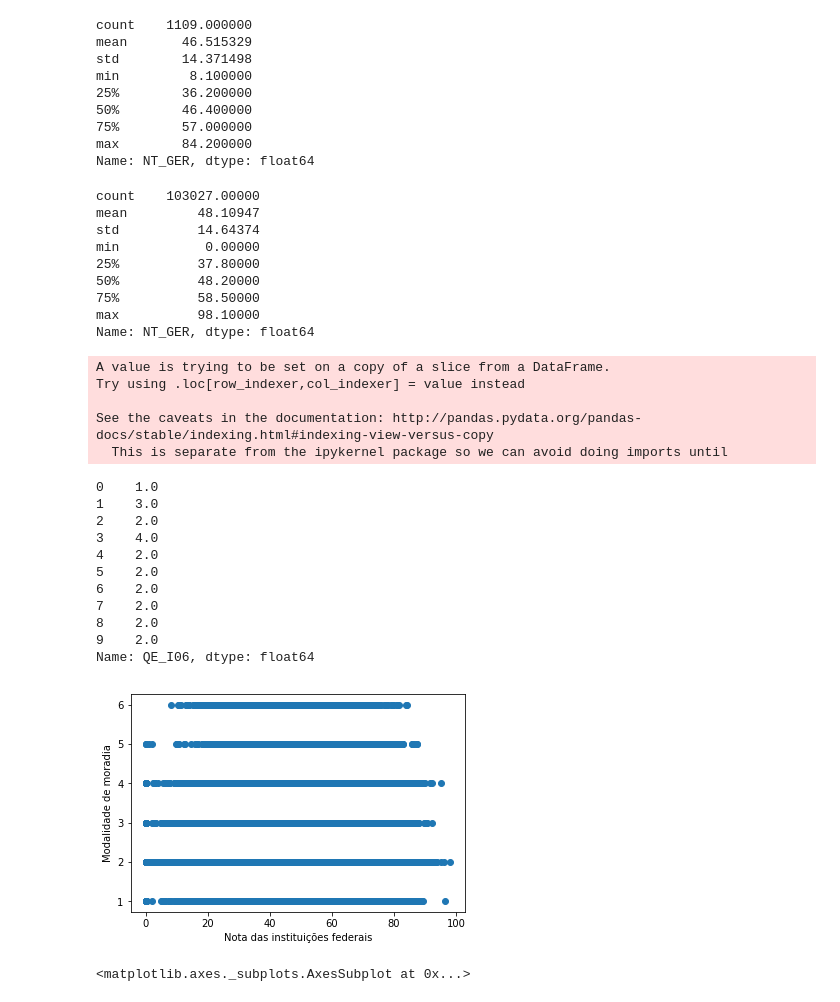
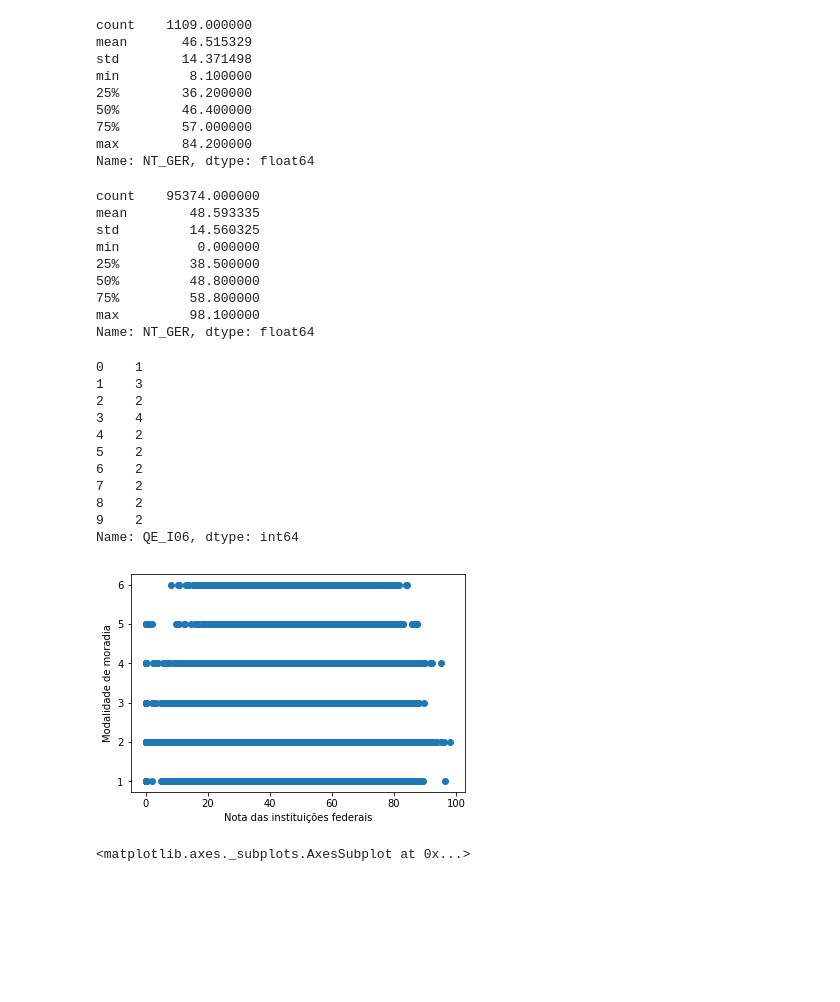
Before and after one commit to nayaras/topicosIC-1, a Jupyter notebook: enade.ipynb, the cells around one changed output. Drawn from its saved outputs; the diff is of its cells as text; code cells hidden in the pictures; blank space fills up the shorter version.

```diff
--- a/enade.ipynb
+++ b/enade.ipynb
@@ -285,51 +285,50 @@ min         8.100000
 max        84.200000
 Name: NT_GER, dtype: float64
 # %%
-federal=federal.loc[(federal['QE_I06'].notnull())]
-federal.NT_GER.describe()
+fedPresencial=fedPresencial.loc[(fedPresencial['QE_I06'].notnull())]
+fedPresencial.NT_GER.describe()
 # %% [output]
-count    103027.00000
-mean         48.10947
-std          14.64374
-min           0.00000
-25%          37.80000
-50%          48.20000
-75%          58.50000
-max          98.10000
+count    95374.000000
+mean        48.593335
+std         14.560325
+min          0.000000
+25%         38.500000
+50%         48.800000
+75%         58.800000
+max         98.100000
 Name: NT_GER, dtype: float64
 # %%
-federal.QE_I06.head(10)
+fedPresencial.QE_I06.head(10)
 
-federal['QE_I06'] = federal['QE_I06'].map({'A': 1, 'B': 2, 'C': 3, 'D': 4,'E': 5, 'F':6})
+fedPresencial['QE_I06'] = fedPresencial['QE_I06'].map({'A': 1, 'B': 2, 'C': 3, 'D': 4,'E': 5, 'F':6})
 
-federal.QE_I06.head(10)
+fedPresencial.QE_I06.head(10)
 # %% [output]
-A value is trying to be set on a copy of a slice from a DataFrame.
-Try using .loc[row_indexer,col_indexer] = value instead
-
-See the caveats in the documentation: http://pandas.pydata.org/pandas-docs/stable/indexing.html#indexing-view-versus-copy
-  This is separate from the ipykernel package so we can avoid doing imports until
+0    1
+1    3
+2    2
+3    4
+4    2
+5    2
+6    2
+7    2
+8    2
+9    2
+Name: QE_I06, dtype: int64
-0    1.0
-1    3.0
-2    2.0
-3    4.0
-4    2.0
-5    2.0
-6    2.0
-7    2.0
-8    2.0
-9    2.0
-Name: QE_I06, dtype: float64
 # %%
 import matplotlib.pyplot as plt
+import matplotlib
+
 
 #visualmente
-plt.scatter( federal.NT_GER, federal.QE_I06)
+plt.scatter( fedPresencial.NT_GER, fedPresencial.QE_I06)
 plt.ylabel('Modalidade de moradia')
 plt.xlabel('Nota das instituições federais')
+
+#plt.axis(( 0, 100, 1, 6))
 plt.show()
 # %% [output]
-[figure, old version]
+[figure, new version]
 # %%
 #Como verificar se a média dos alunos do campo QE_I05 para todos os alunos são realmente diferentes
 qe06 = pandas.DataFrame(tabela, columns=['NT_GER', 'QE_I06'])
```
Also changed, not shown: parts of 5 cells of this notebook.
